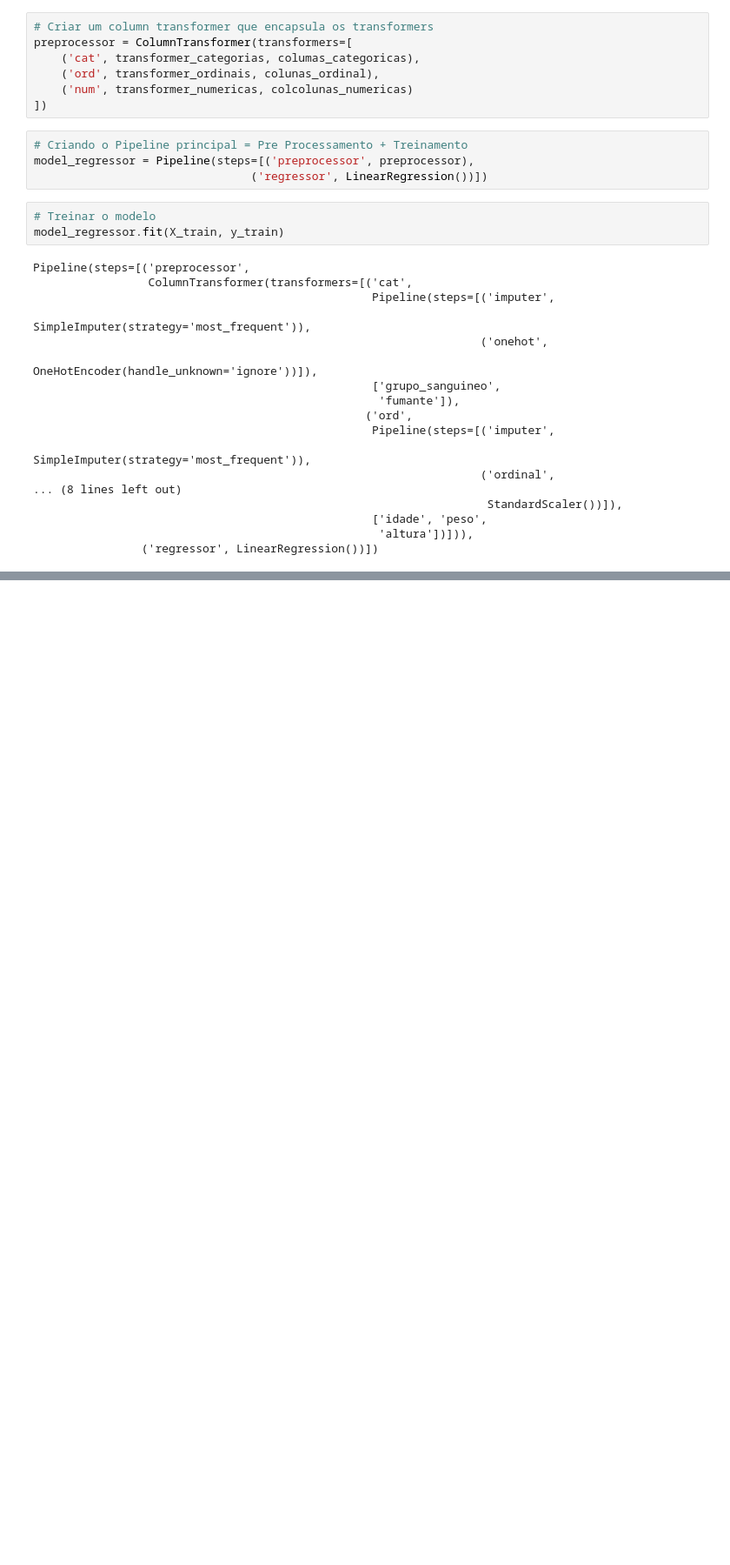
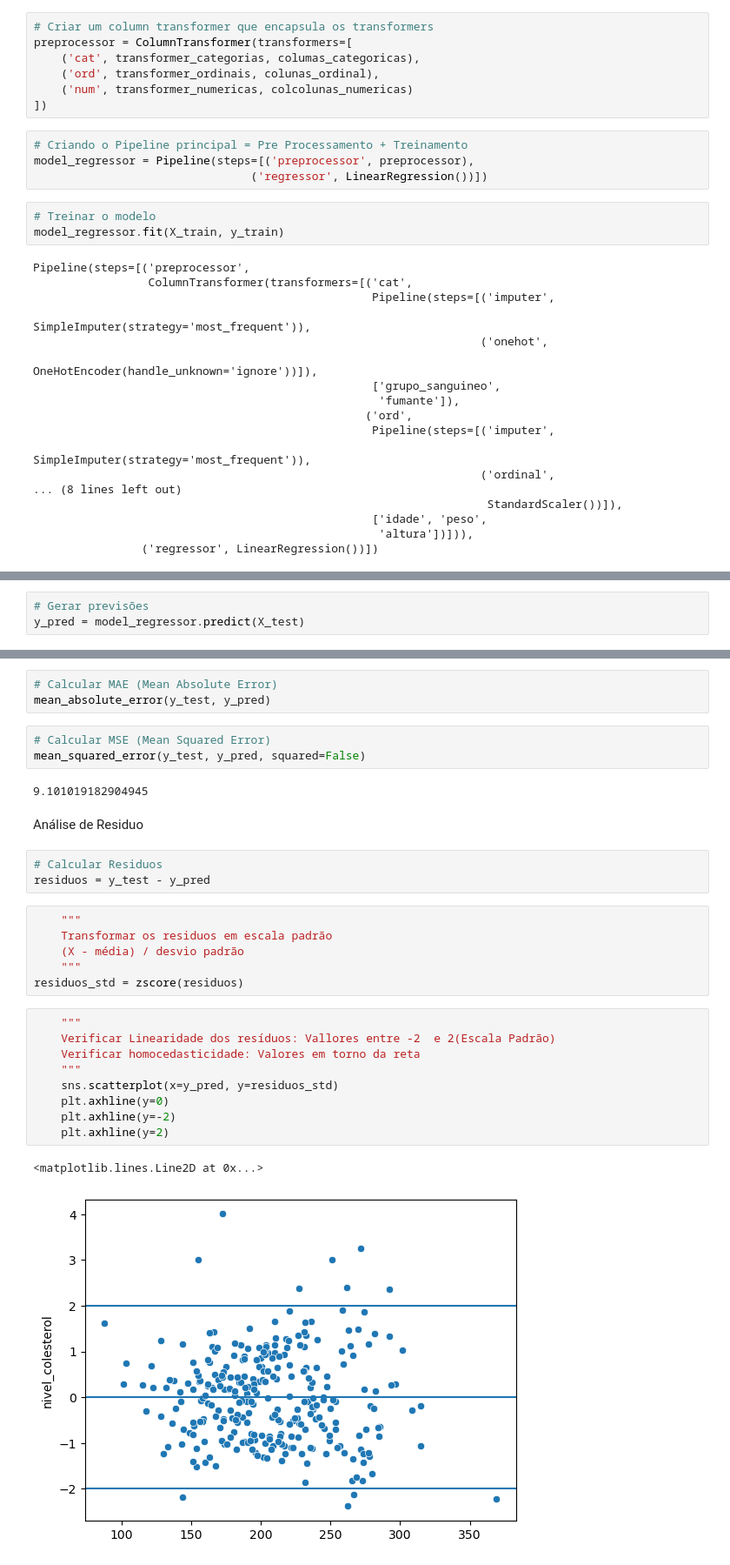
Before and after one commit to gcoelho3008/regressao_linear_multipla_nivel_colesterol, a Jupyter notebook: modelo_colesterol.ipynb, the cells around one changed output, grey strips where cells are left out. Shown at 87% size. Cells and saved outputs as stored; diff of their text form; blank space fills up the shorter version.

Commit message:
Finalização do modelo

```diff
--- a/modelo_colesterol.ipynb
+++ b/modelo_colesterol.ipynb
@@ -403,0 +411,3 @@ Pipeline(steps=[('preprocessor',
+# %%
+# Gerar previsões
+y_pred = model_regressor.predict(X_test)
@@ -403,0 +422,31 @@ Pipeline(steps=[('preprocessor',
+# %%
+# Calcular MAE (Mean Absolute Error)
+mean_absolute_error(y_test, y_pred)
+# %%
+# Calcular MSE (Mean Squared Error)
+mean_squared_error(y_test, y_pred, squared=False)
+# %% [output]
+9.101019182904945
+# %% [markdown]
+Análise de Residuo
+# %%
+# Calcular Residuos
+residuos = y_test - y_pred
+# %%
+    """
+    Transformar os residuos em escala padrão
+    (X - média) / desvio padrão
+    """
+residuos_std = zscore(residuos)
+# %%
+    """
+    Verificar Linearidade dos resíduos: Vallores entre -2  e 2(Escala Padrão)
+    Verificar homocedasticidade: Valores em torno da reta
+    """
+    sns.scatterplot(x=y_pred, y=residuos_std)
+    plt.axhline(y=0)
+    plt.axhline(y=-2)
+    plt.axhline(y=2)
+# %% [output]
+<matplotlib.lines.Line2D at 0x...>
+[figure, added]
```
Also changed, not shown: parts of 20 cells of this notebook, 3 other files.
